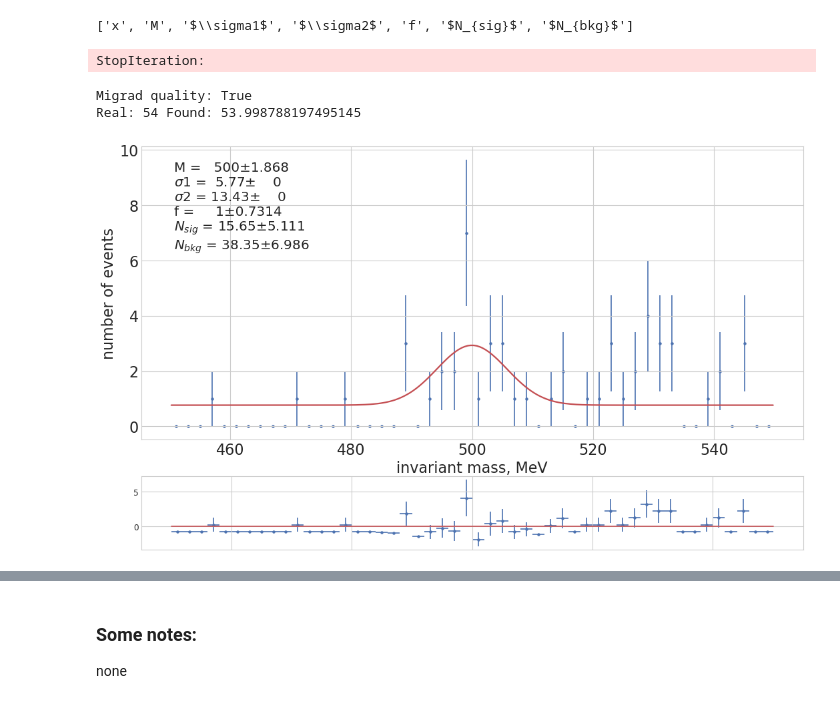
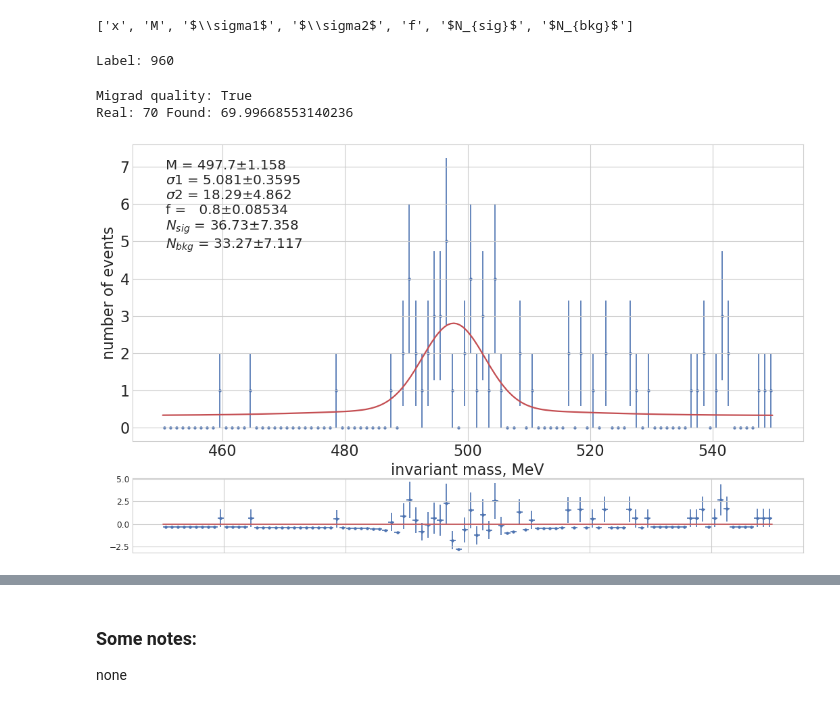
Before and after one commit to nikita-p/research, a Jupyter notebook: uproot/Analysis.ipynb, the cells around one changed output, grey strips where cells are left out. Cells and saved outputs as stored; diff of their text form; code cells hidden in the pictures.

```diff
--- a/uproot/Analysis.ipynb
+++ b/uproot/Analysis.ipynb
@@ -12,7 +12,7 @@ import re
 sns.set(rc={'figure.figsize':(10,7)})
 plt.style.use('seaborn-whitegrid')
 # %%
-year = '17'
+year = '12'
 # %% [markdown]
 ## Data preparation
 # %%
@@ -192,6 +195,7 @@ if year=='12':
     cnct = [([900., 920., 936., 950., 960., 970., 980., 990], 960)] #12 year
 if year=='17':
     cnct = [([880., 890., 900., 910.], 900), ([920., 930., 936., 937.5], 935),
+            ([937.4, 938.3, 938.9], 938), ([939.6, 940.2, 940.8], 940),
             ([942., 950., 960., 971.], 960), ([981., 990, 1003.5],990)] #17 year
 if year=='19':
     cnct = [([862.5, 875.0, 887.5, 900.0, 912.5, 925], 875),([936, 945.0, 950.0, 951.1, 955.0, 962.5], 955),
@@ -329,16 +319,21 @@ ext_bkg = pf.Extended(norm_bkg, extname='$N_{bkg}$')
 
 pdf = pf.AddPdf(ext_sig, ext_bkg)
 
-sigma1Lim = (5.77, 0)
-sigma2Lim = (13.43, 0)
+sigma1Lim = (5.26, 0.30)
+sigma2Lim = (14.42, 3.87)
+MLim = (497.299, 8.098)
+fLim = (0.86, 0.06)
+
+# 11: 𝜎1=(4.49, 0.27) , 𝜎2=(10.1, 1.), 𝑓=(0.68, 0.07), M=(497.299, 0.098)
+# 12: 𝜎1=(5.26, 0.30) , 𝜎2=(14.42, 3.87), 𝑓=(0.86, 0.06), M=(498.33, 0.27)
 
 limits = {
-    "limit_M": [497.6-5, 497.6+5],
+    "limit_M": [MLim[0]-MLim[1], MLim[0]+MLim[1]],
     "limit_$\sigma1$": [sigma1Lim[0] - sigma1Lim[1], sigma1Lim[0] + sigma1Lim[1]],
     "limit_$\sigma2$": [sigma2Lim[0] - sigma2Lim[1], sigma2Lim[0] + sigma2Lim[1]],
-    "limit_$N_{sig}$": [0, 10000],
-    "limit_$N_{bkg}$": [0, 1000],
-    "limit_f": [0, 1]
+    "limit_$N_{sig}$": [0, 100000],
+    "limit_$N_{bkg}$": [0, 2000],
+    "limit_f": [fLim[0]-fLim[1], fLim[0]+fLim[1]]
 }
 errors = {
     "error_M": 1,
@@ -371,7 +366,7 @@ def fitter(dic, nbins, energy, binnedLik=False, simple_plot=True):
     likelihood = pf.UnbinnedLH(pdf, dic, extended=True, extended_bound=mass_bound) if not(binnedLik) else \
     pf.BinnedLH(pdf, dic, int(nbins*(mass_bound[1]-mass_bound[0])/100.), bound=mass_bound, extended=True)
 
-    initial_par_values = {"M": 497.6, "$\sigma1$": 4.26, "$N_{sig}$": np.size(dic)/2.,
+    initial_par_values = {"M": 497.6, "$\sigma1$": 4.26, "$N_{sig}$": np.size(dic),
                           "$\sigma2$": 11.16, "f": 0.5, "$N_{bkg}$": 1}
     mt = iminuit.Minuit(likelihood, **initial_par_values, **errors, **limits, pedantic=False)
     mt.migrad();
@@ -410,19 +405,18 @@ fit_frame = pd.DataFrame(columns=[ 'M', 'S1', 'S2', 'f', 'N', 'C',
 i = next(itr)
 print('Label:', i)
 # %% [output]
-StopIteration:
+Label: 960
 # %%
 #mass_bound = (450, 550)
-number = 10
-dicx = dic[i]#final_data.query('name>@emin_an[@number]&name<=@emax_an[@number]').mass.values#dic[i]#
-mt, lik = fitter(dicx, 50, i, False, False)
+dicx = dic[i]#final_data.mass.values#dic[i]#
+mt, lik = fitter(dicx, 100, i, False, False)
 fit_frame.loc[i] = mt.values.values() + mt.errors.values()
 print("Migrad quality:", mt.migrad_ok())
 print( 'Real:', np.size(dicx), 'Found:', mt.values['$N_{sig}$'] + mt.values['$N_{bkg}$'] )
 # %% [output]
 Migrad quality: True
-Real: 54 Found: 53.998788197495145
+Real: 70 Found: 69.99668553140236
-[figure, old version]
+[figure, new version]
 # %%
 fit_frame
 # %% [output]
```
Also changed, not shown: parts of 38 cells of this notebook, 3 other files.
